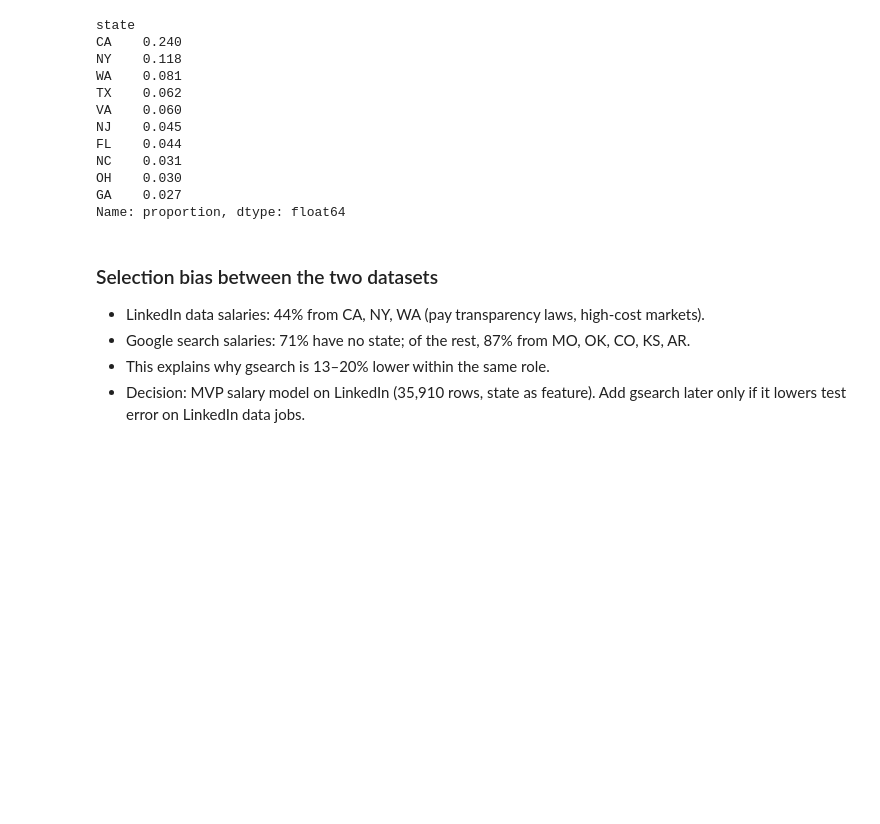
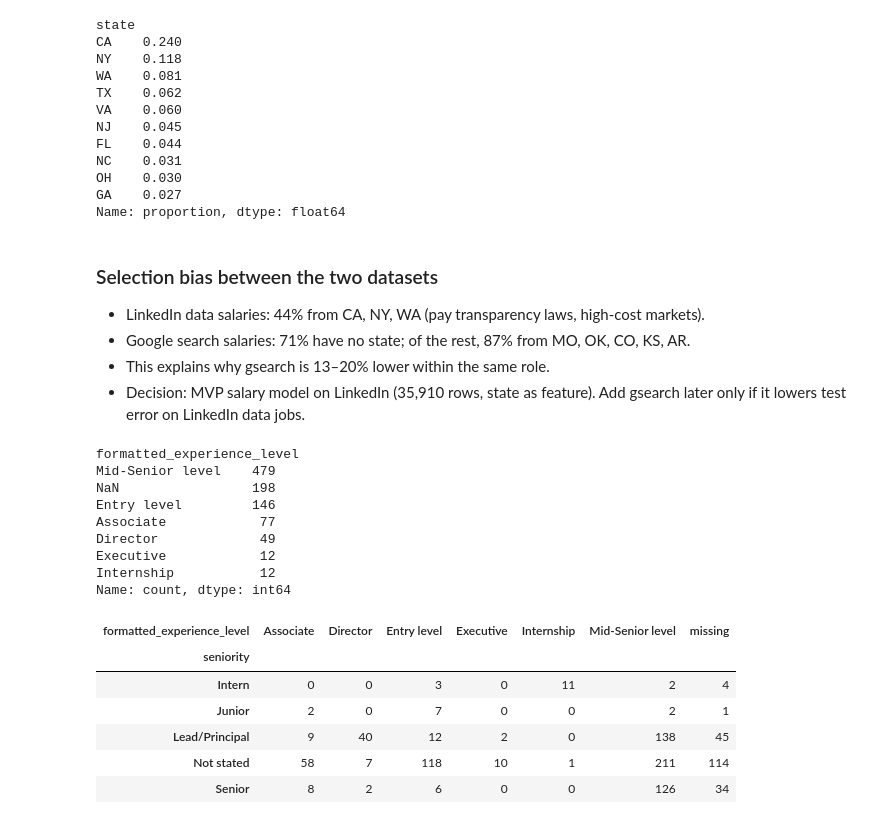
Before and after one commit to rouzbeh-enayatzadeh/skillscope, a Jupyter notebook: notebooks/01_eda_linkedin.ipynb, the cells around one changed output. Drawn from its saved outputs; the diff is of its cells as text; code cells hidden in the pictures; blank space fills up the shorter version.

Commit message:
Add seniority feature combining title keywords and LinkedIn level

```diff
--- a/notebooks/01_eda_linkedin.ipynb
+++ b/notebooks/01_eda_linkedin.ipynb
@@ -355,3 +355,30 @@ Name: proportion, dtype: float64
 - Google search salaries: 71% have no state; of the rest, 87% from MO, OK, CO, KS, AR.
 - This explains why gsearch is 13–20% lower within the same role.
 - Decision: MVP salary model on LinkedIn (35,910 rows, state as feature). Add gsearch later only if it lowers test error on LinkedIn data jobs.
+# %%
+import importlib
+import src.roles
+importlib.reload(src.roles)
+from src.roles import seniority_from_title
+
+data_sal["seniority"] = data_sal["title"].apply(seniority_from_title)
+
+print(data_sal["formatted_experience_level"].value_counts(dropna=False))
+pd.crosstab(data_sal["seniority"], data_sal["formatted_experience_level"].fillna("missing"))
+# %% [output]
+formatted_experience_level
+Mid-Senior level    479
+NaN                 198
+Entry level         146
+Associate            77
+Director             49
+Executive            12
+Internship           12
+Name: count, dtype: int64
+| formatted_experience_level | Associate | Director | Entry level | Executive | Internship | Mid-Senior level | missing |
+| seniority |  |  |  |  |  |  |  |
+| Intern | 0 | 0 | 3 | 0 | 11 | 2 | 4 |
+| Junior | 2 | 0 | 7 | 0 | 0 | 2 | 1 |
+| Lead/Principal | 9 | 40 | 12 | 2 | 0 | 138 | 45 |
+| Not stated | 58 | 7 | 118 | 10 | 1 | 211 | 114 |
+| Senior | 8 | 2 | 6 | 0 | 0 | 126 | 34 |
```
Also changed, not shown: parts of 2 cells of this notebook, 2 other files.
